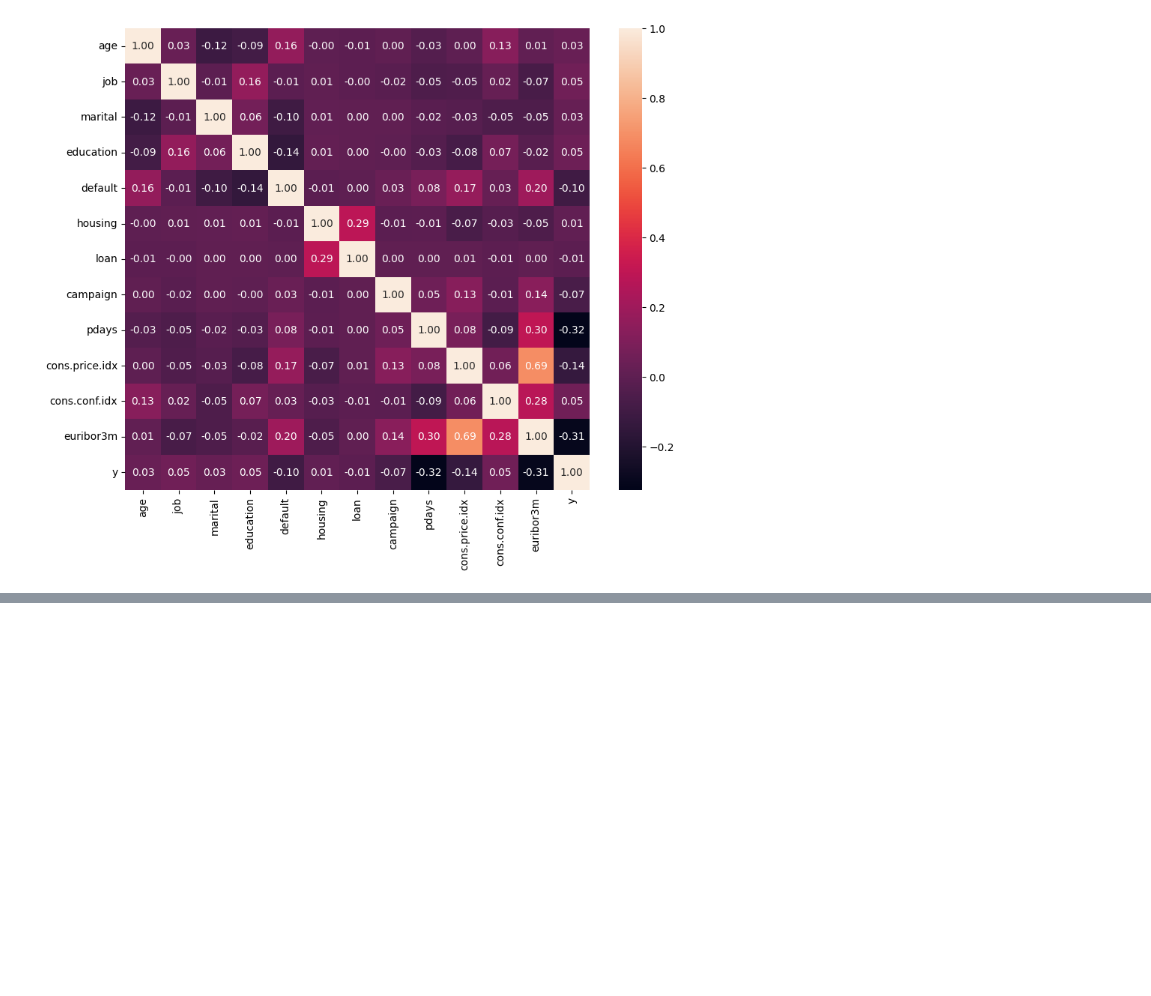
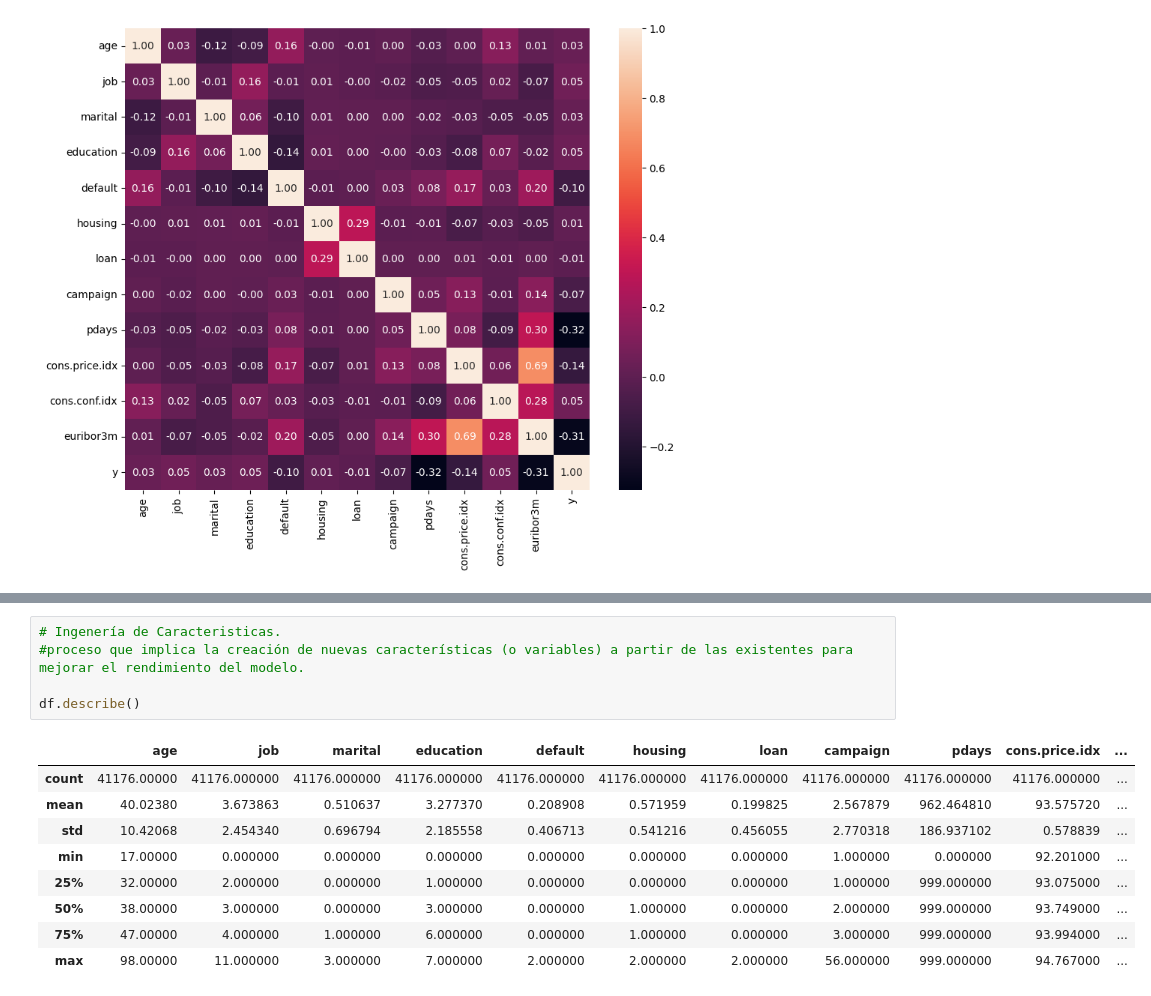
Before and after one commit to bartowen/mi_primer_model_ml, a Jupyter notebook: src/explore.ipynb, the cells around one changed output, grey strips where cells are left out. Cells and saved outputs as stored; diff of their text form; blank space fills up the shorter version.

```diff
--- a/src/explore.ipynb
+++ b/src/explore.ipynb
@@ -348,0 +354,15 @@ plt.show()
+# %%
+# Ingenería de Caracteristicas.
+#proceso que implica la creación de nuevas características (o variables) a partir de las existentes para mejorar el rendimiento del modelo.
+
+df.describe()
+# %% [output]
+|  | age | job | marital | education | default | housing | loan | campaign | pdays | cons.price.idx | ... |
+| count | 41176.00000 | 41176.000000 | 41176.000000 | 41176.000000 | 41176.000000 | 41176.000000 | 41176.000000 | 41176.000000 | 41176.000000 | 41176.000000 | ... |
+| mean | 40.02380 | 3.673863 | 0.510637 | 3.277370 | 0.208908 | 0.571959 | 0.199825 | 2.567879 | 962.464810 | 93.575720 | ... |
+| std | 10.42068 | 2.454340 | 0.696794 | 2.185558 | 0.406713 | 0.541216 | 0.456055 | 2.770318 | 186.937102 | 0.578839 | ... |
+| min | 17.00000 | 0.000000 | 0.000000 | 0.000000 | 0.000000 | 0.000000 | 0.000000 | 1.000000 | 0.000000 | 92.201000 | ... |
+| 25% | 32.00000 | 2.000000 | 0.000000 | 1.000000 | 0.000000 | 0.000000 | 0.000000 | 1.000000 | 999.000000 | 93.075000 | ... |
+| 50% | 38.00000 | 3.000000 | 0.000000 | 3.000000 | 0.000000 | 1.000000 | 0.000000 | 2.000000 | 999.000000 | 93.749000 | ... |
+| 75% | 47.00000 | 4.000000 | 1.000000 | 6.000000 | 0.000000 | 1.000000 | 0.000000 | 3.000000 | 999.000000 | 93.994000 | ... |
+| max | 98.00000 | 11.000000 | 3.000000 | 7.000000 | 2.000000 | 2.000000 | 2.000000 | 56.000000 | 999.000000 | 94.767000 | ... |
```
Also changed, not shown: parts of 1 cell of this notebook.
